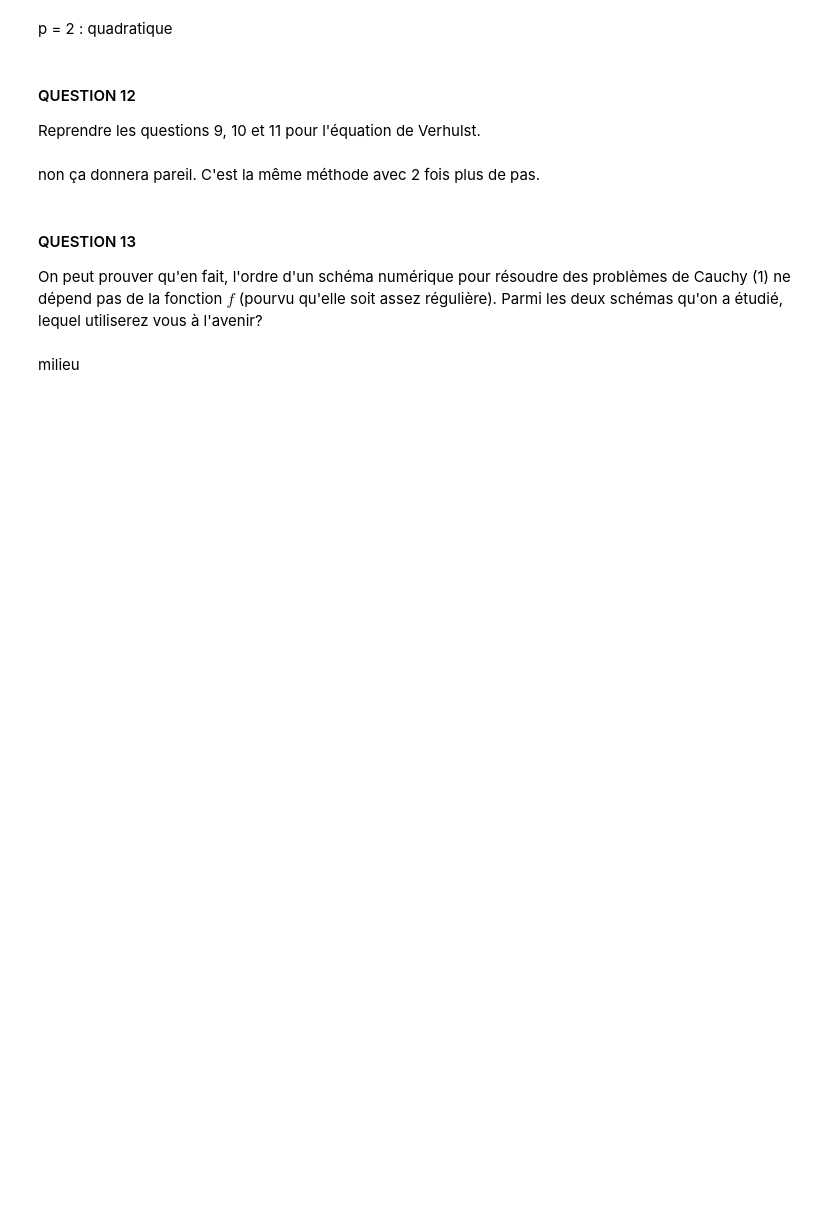
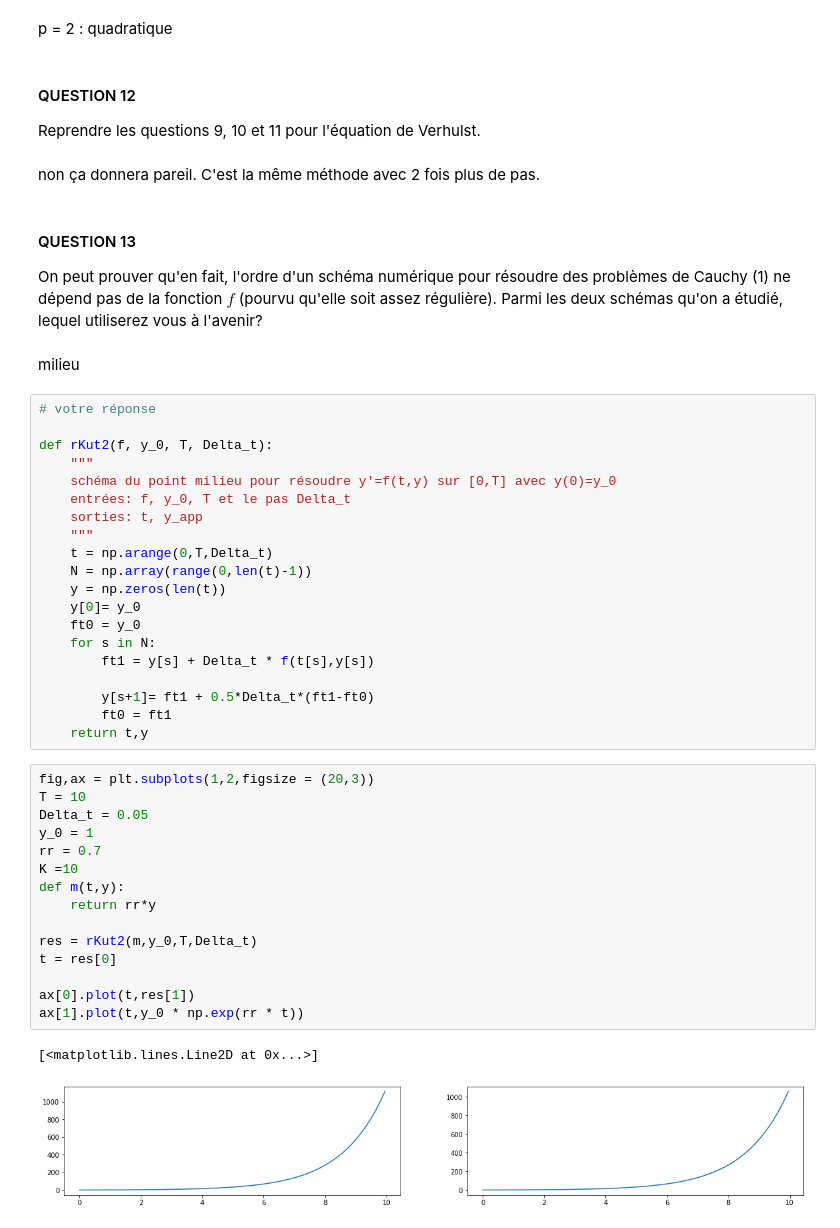
Before and after one commit to pierreGarciaRaf/analyseSim, a Jupyter notebook: TP3/TP03_2.ipynb, the cells around one changed output. Drawn from its saved outputs; the diff is of its cells as text; blank space fills up the shorter version.

```diff
--- a/TP3/TP03_2.ipynb
+++ b/TP3/TP03_2.ipynb
@@ -316,3 +315,41 @@ C'est la même méthode avec 2 fois plus de pas.
 On peut prouver qu'en fait, l'ordre d'un schéma numérique pour résoudre des problèmes de Cauchy (1) ne dépend pas de la fonction $f$ (pourvu qu'elle soit assez régulière). Parmi les deux schémas qu'on a étudié, lequel utiliserez vous à l'avenir?
 # %% [markdown]
 milieu
+# %%
+# votre réponse
+
+def rKut2(f, y_0, T, Delta_t):
+    """
+    schéma du point milieu pour résoudre y'=f(t,y) sur [0,T] avec y(0)=y_0
+    entrées: f, y_0, T et le pas Delta_t
+    sorties: t, y_app
+    """
+    t = np.arange(0,T,Delta_t)
+    N = np.array(range(0,len(t)-1))
+    y = np.zeros(len(t))
+    y[0]= y_0
+    ft0 = y_0
+    for s in N:
+        ft1 = y[s] + Delta_t * f(t[s],y[s])
+
+        y[s+1]= ft1 + 0.5*Delta_t*(ft1-ft0)
+        ft0 = ft1
+    return t,y
+# %%
+fig,ax = plt.subplots(1,2,figsize = (20,3))
+T = 10
+Delta_t = 0.05
+y_0 = 1
+rr = 0.7
+K =10
+def m(t,y):
+    return rr*y
+
+res = rKut2(m,y_0,T,Delta_t)
+t = res[0]
+
+ax[0].plot(t,res[1])
+ax[1].plot(t,y_0 * np.exp(rr * t))
+# %% [output]
+[<matplotlib.lines.Line2D at 0x...>]
+[figure, added]
```
Also changed, not shown: parts of 13 cells of this notebook, 30 other files.
